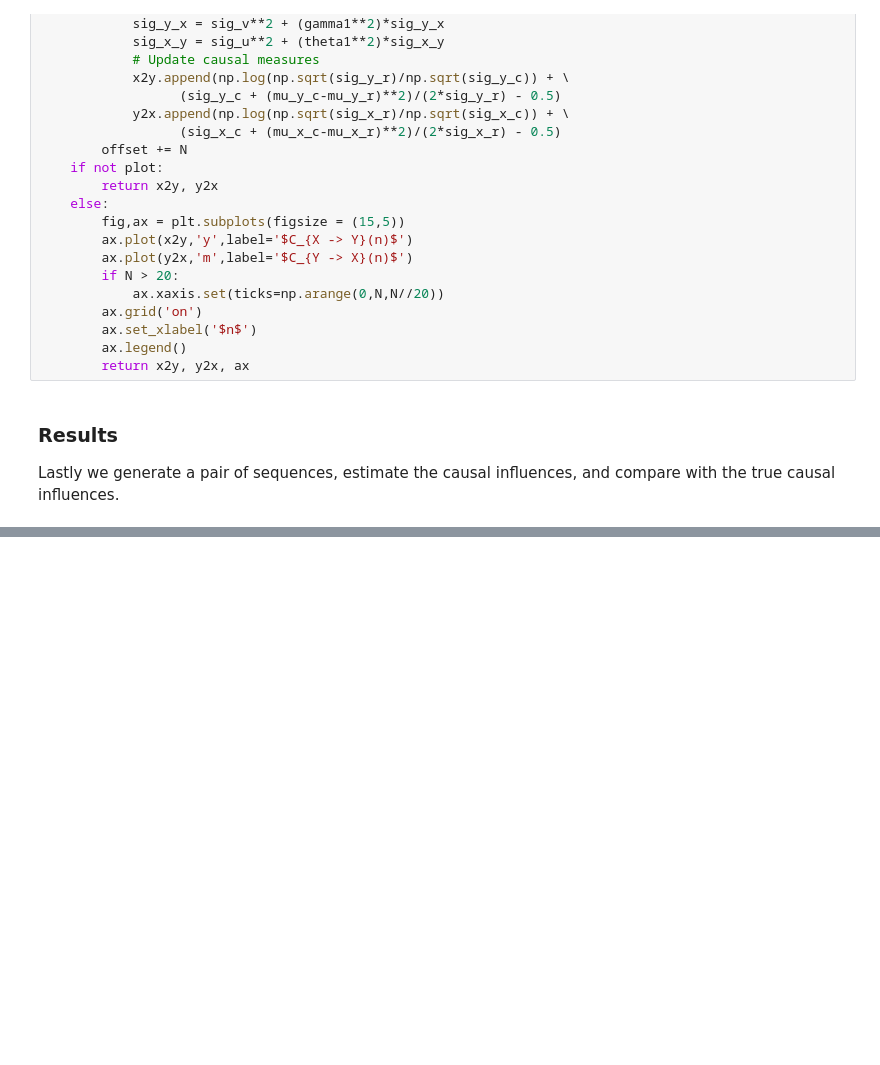
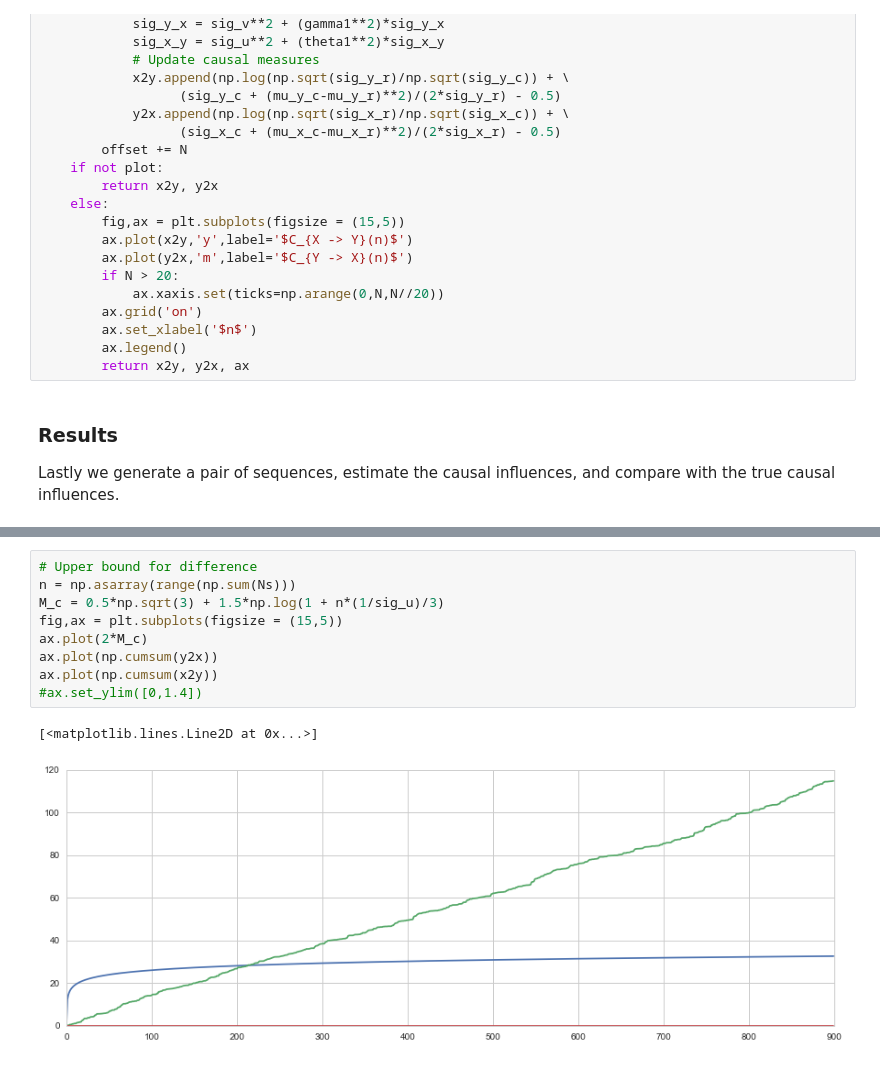
Before and after one commit to gabeschamberg/notes, a Jupyter notebook: Time-Varying Causality with AR-1 Continuous Time-Series.ipynb, the cells around one changed output, grey strips where cells are left out. Saved outputs shown, nothing was run; the diff lists cells and outputs as text; blank space fills up the shorter version.

```diff
--- a/Time-Varying Causality with AR-1 Continuous Time-Series.ipynb
+++ b/Time-Varying Causality with AR-1 Continuous Time-Series.ipynb
@@ -486,0 +487,12 @@ Gamma Mean Restricted
+# %%
+# Upper bound for difference
+n = np.asarray(range(np.sum(Ns)))
+M_c = 0.5*np.sqrt(3) + 1.5*np.log(1 + n*(1/sig_u)/3)
+fig,ax = plt.subplots(figsize = (15,5))
+ax.plot(2*M_c)
+ax.plot(np.cumsum(y2x))
+ax.plot(np.cumsum(x2y))
+#ax.set_ylim([0,1.4])
+# %% [output]
+[<matplotlib.lines.Line2D at 0x...>]
+[figure, added]
```
Also changed, not shown: parts of 4 cells of this notebook, 1 other file.
